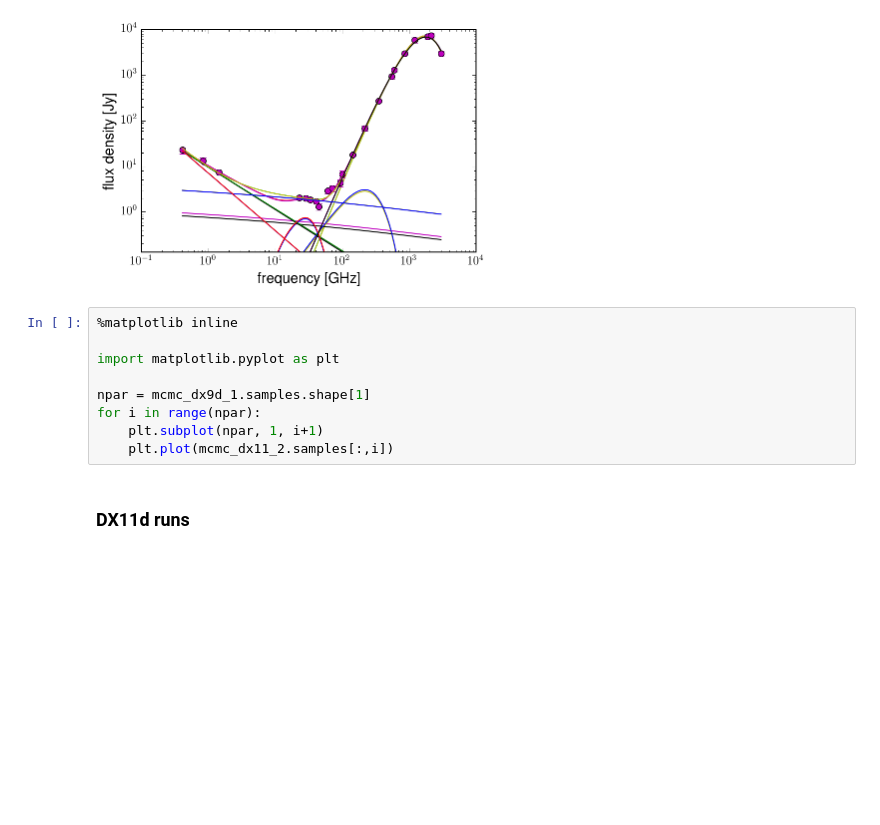
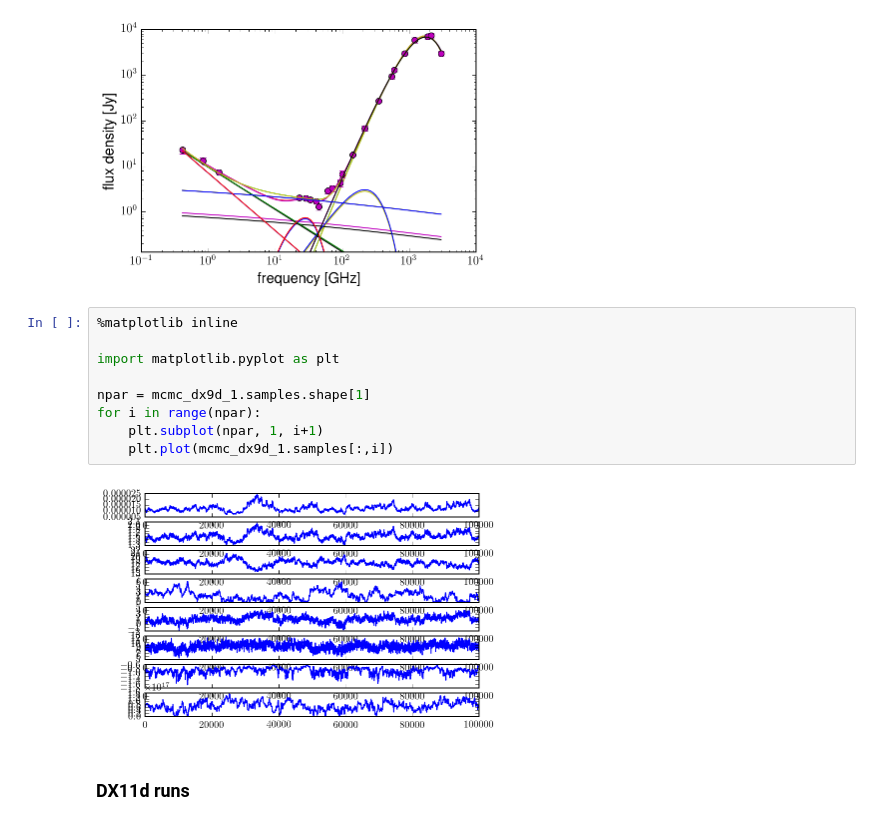
Before and after one commit to defjaf/MCMC, a Jupyter notebook: submmSED/M31_MCMC_Mar2015.ipynb, the cells around one changed output. Drawn from its saved outputs; the diff is of its cells as text; blank space fills up the shorter version.

```diff
--- a/submmSED/M31_MCMC_Mar2015.ipynb
+++ b/submmSED/M31_MCMC_Mar2015.ipynb
@@ -170,12 +170,14 @@ m31m.M31model(*mcmc_dx9d_p1e6.mean()).plot(mcmc_dx9d_p1e6.data[0], wavelength=Fa
 # %%
 %matplotlib inline
 
 import matplotlib.pyplot as plt
 
 npar = mcmc_dx9d_1.samples.shape[1]
 for i in range(npar):
     plt.subplot(npar, 1, i+1)
-    plt.plot(mcmc_dx11_2.samples[:,i])
+    plt.plot(mcmc_dx9d_1.samples[:,i])
+# %% [output]
+[figure, added]
 # %% [markdown]
 ### DX11d runs
 # %%
```
